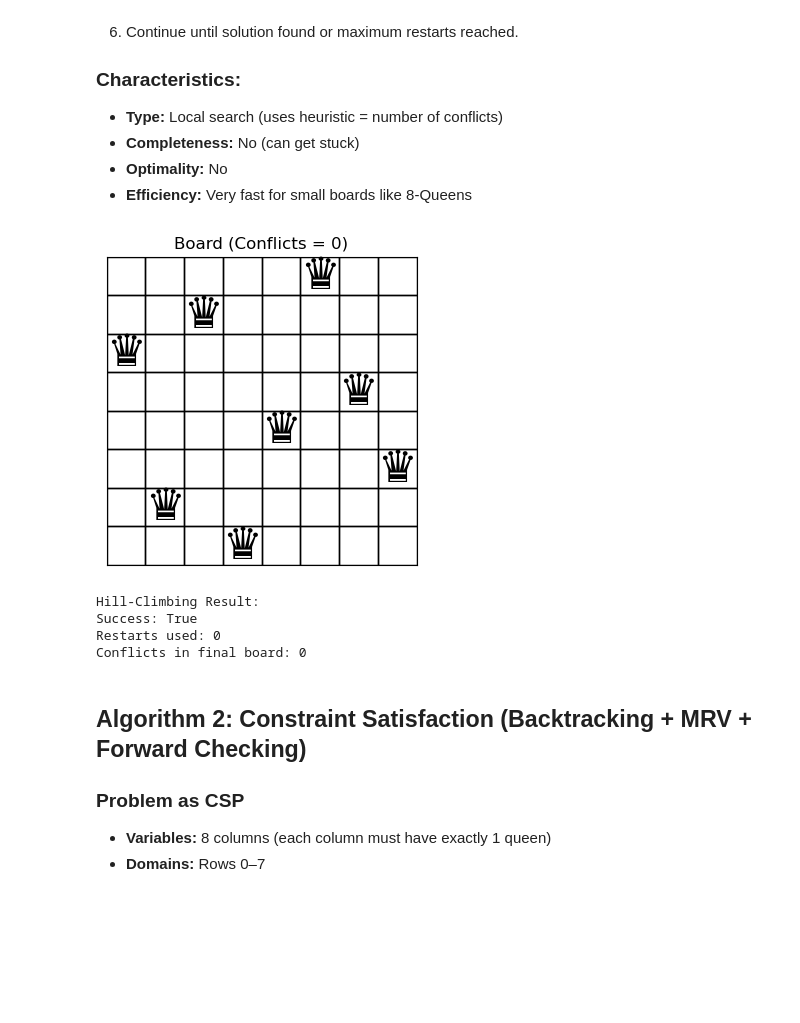
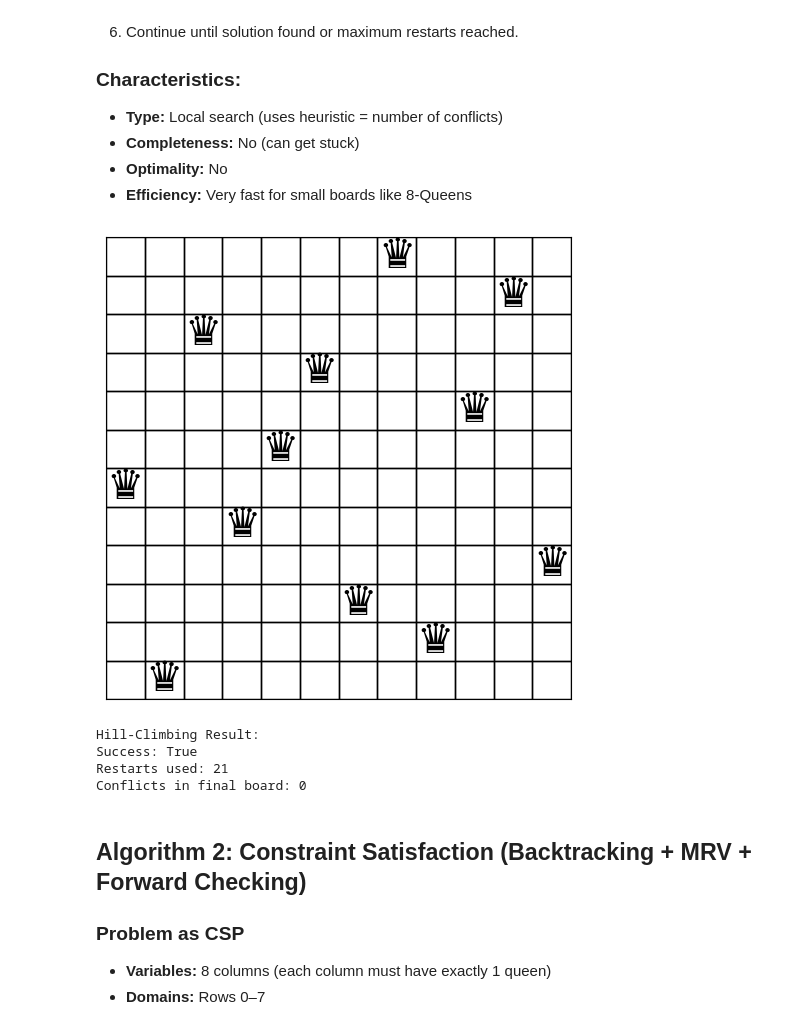
Before and after one commit to moiz-haider11/AI-CEP-8Queens-problem, a Jupyter notebook: CS-23137 .ipynb, the cells around one changed output. Cells and saved outputs as stored; diff of their text form; code cells hidden in the pictures; blank space fills up the shorter version.

```diff
--- a/CS-23137 .ipynb
+++ b/CS-23137 .ipynb
@@ -17,19 +17,15 @@ Solve the 8-Queens problem using two different AI approaches:
 
 ---
 # %%
-# =====================================================
-# Imports
-# =====================================================
-
 import random
 import time
 import numpy as np
 import matplotlib.pyplot as plt
-from typing import List, Optional
 
-# Optional: make plots look nicer
-plt.rcParams["axes.grid"] = True
-plt.rcParams["figure.figsize"] = (4, 4)
+# ================================
+# GLOBAL BOARD SIZE
+# ================================
+N = 12  # <-- Change here ONLY
 # %% [markdown]
 ## Problem Definition
 
@@ -94,6 +102,6 @@ def display_board(state: list):
     plt.show()
 # %%
-state = generate_random_state(8)
+state = generate_random_state()   # <-- NO HARD CODED 8
 print("Random State:", state)
 print("Conflicts:", conflicts(state))
 display_board(state)
@@ -128,16 +136,19 @@ To overcome that, we perform **random restarts** — i.e., start again from a ne
 - **Optimality:** No
 - **Efficiency:** Very fast for small boards like 8-Queens
 # %%
-def hill_climbing(max_restarts=50, n=8):
-    """Hill-Climbing with Random Restarts for N-Queens."""
+def hill_climbing(max_restarts=50, n=None):
+    """
+    Hill-Climbing with Random Restarts for N-Queens.
+    Uses global N if n is not provided.
+    """
+    if n is None:
+        n = N   # <-- use global board size
 
     def best_neighbor(state):
         """Generate the best neighbor with lowest conflicts."""
-        n = len(state)
         best = state[:]
         best_conf = conflicts(state)
 
-        # Try all possible single moves
         for col in range(n):
             for row in range(n):
                 if row != state[col]:  # skip same row
@@ -149,36 +160,39 @@ def hill_climbing(max_restarts=50, n=8):
         return best, best_conf
 
     for restart in range(max_restarts):
-        state = generate_random_state(n)
+        state = generate_random_state(n)  # uses dynamic n
         current_conf = conflicts(state)
 
         while True:
             neighbor, neighbor_conf = best_neighbor(state)
-            if neighbor_conf >= current_conf:  # no better neighbor
+
+            if neighbor_conf >= current_conf:  # no improvement
                 break
-            state, current_conf = neighbor, neighbor_conf
-            if current_conf == 0:  # goal reached
+
+            state = neighbor
+            current_conf = neighbor_conf
+
+            if current_conf == 0:              # found solution
                 return state, True, restart
 
-    # No solution found after all restarts
     return state, False, max_restarts
 # %%
 # =====================================================
-# Test: Hill-Climbing with Random Restarts
+# Test: Hill-Climbing with Random Restarts (GLOBAL N)
 # =====================================================
 
-solution, success, restarts_used = hill_climbing(max_restarts=100, n=8)
+solution, success, restarts_used = hill_climbing(max_restarts=100)
 
 display_board(solution)
 print("Hill-Climbing Result:")
 print("Success:", success)
 print("Restarts used:", restarts_used)
 print("Conflicts in final board:", conflicts(solution))
 # %% [output]
-[figure, old version]
+[figure, new version]
 Hill-Climbing Result:
 Success: True
-Restarts used: 0
+Restarts used: 21
 Conflicts in final board: 0
 # %% [markdown]
 ## Algorithm 2: Constraint Satisfaction (Backtracking + MRV + Forward Checking)
```
Also changed, not shown: parts of 6 cells of this notebook.
